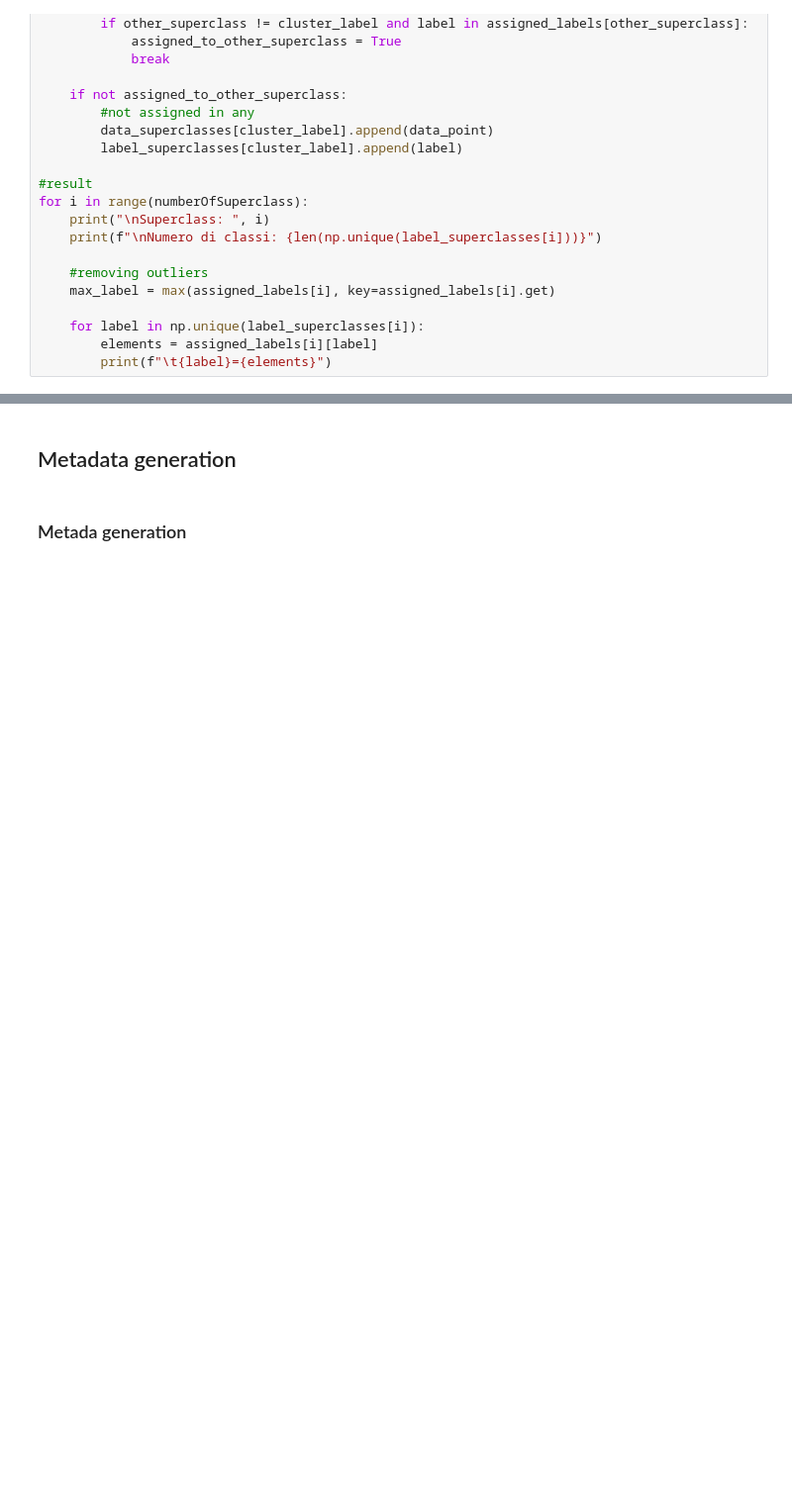
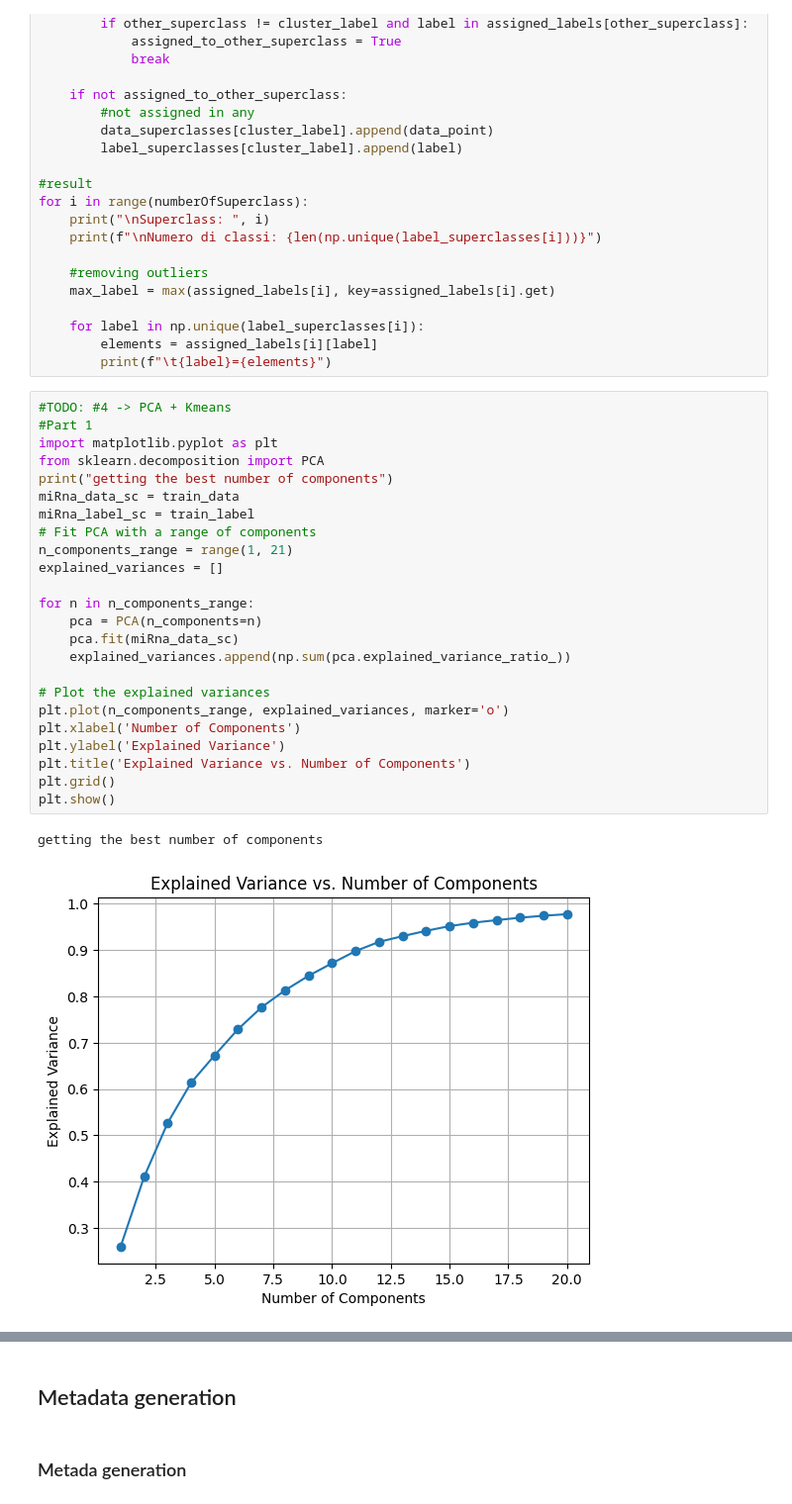
Before and after one commit to CarachinoAlessio/cancer_miRNA_classification_with_spiking_neural_network, a Jupyter notebook: representation.ipynb, the cells around one changed output, grey strips where cells are left out. Shown: that part at 99% size. Drawn from its saved outputs; the diff is of its cells as text; blank space fills up the shorter version.

Commit message:
tried pca+kmeans

```diff
--- a/representation.ipynb
+++ b/representation.ipynb
@@ -450,3 +453,30 @@ for i in range(numberOfSuperclass):
     for label in np.unique(label_superclasses[i]):
         elements = assigned_labels[i][label]
         print(f"\t{label}={elements}")
+# %%
+#TODO: #4 -> PCA + Kmeans
+#Part 1
+import matplotlib.pyplot as plt
+from sklearn.decomposition import PCA
+print("getting the best number of components")
+miRna_data_sc = train_data
+miRna_label_sc = train_label
+# Fit PCA with a range of components
+n_components_range = range(1, 21)
+explained_variances = []
+
+for n in n_components_range:
+    pca = PCA(n_components=n)
+    pca.fit(miRna_data_sc)
+    explained_variances.append(np.sum(pca.explained_variance_ratio_))
+
+# Plot the explained variances
+plt.plot(n_components_range, explained_variances, marker='o')
+plt.xlabel('Number of Components')
+plt.ylabel('Explained Variance')
+plt.title('Explained Variance vs. Number of Components')
+plt.grid()
+plt.show()
+# %% [output]
+getting the best number of components
+[figure, added]
```
Also changed, not shown: parts of 2 cells of this notebook.
